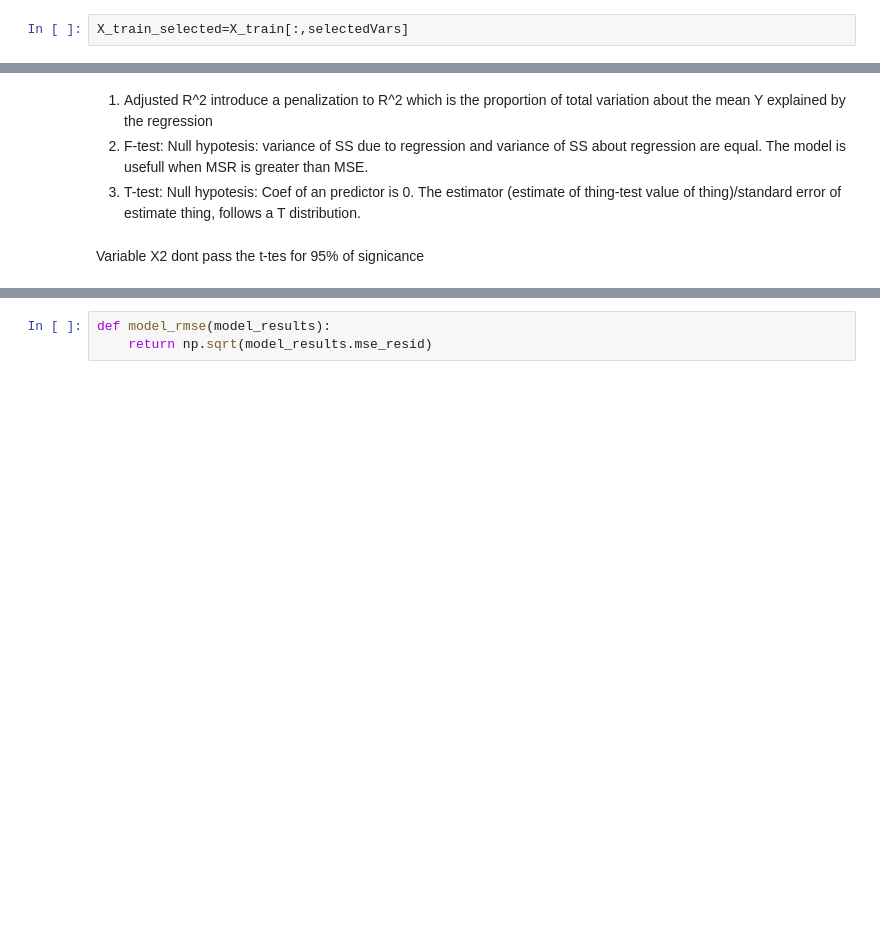
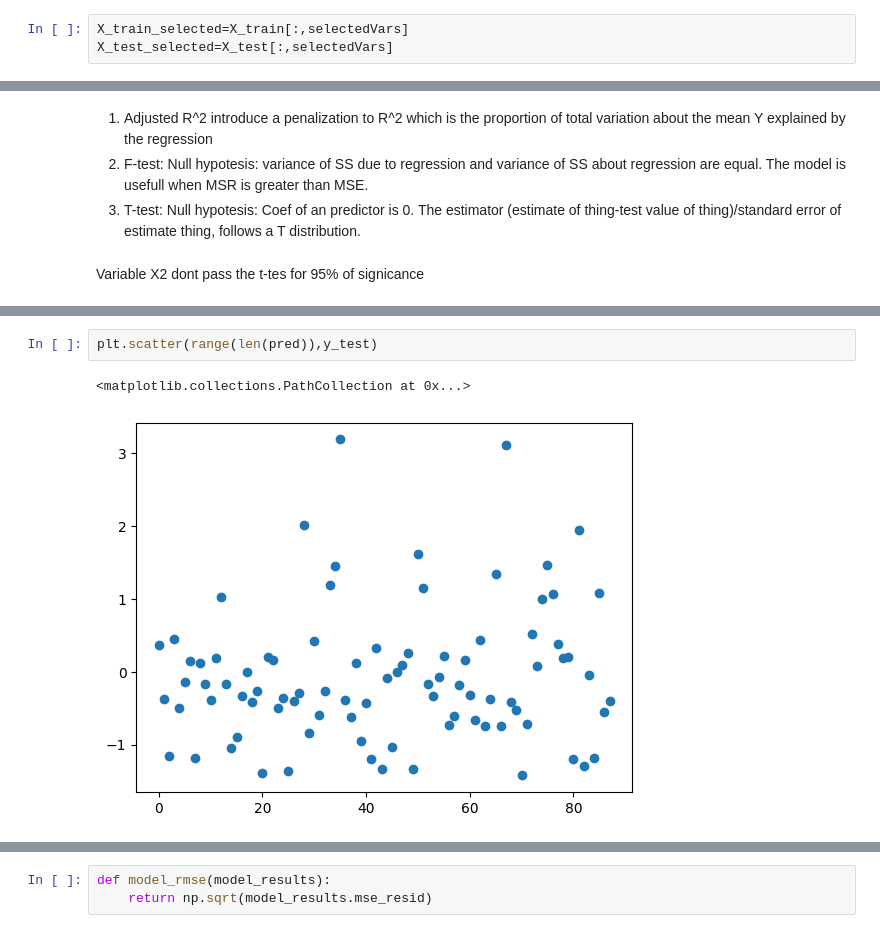
Before and after one commit to 318281029SBH/Escuela, a Jupyter notebook: GWeatherLinearRegression.ipynb, the cells around one changed output, grey strips where cells are left out. Cells and saved outputs as stored; diff of their text form; blank space fills up the shorter version.

```diff
--- a/GWeatherLinearRegression.ipynb
+++ b/GWeatherLinearRegression.ipynb
@@ -292,6 +288,7 @@ selectedVars= np.array(sfs.get_metric_dict()[5]['feature_names']).astype(int)
 #selectedVars
 # %%
 X_train_selected=X_train[:,selectedVars]
+X_test_selected=X_test[:,selectedVars]
 # %% [markdown]
 ##Model
 # %%
@@ -379,0 +391,5 @@ plt.show()
+# %%
+plt.scatter(range(len(pred)),y_test)
+# %% [output]
+<matplotlib.collections.PathCollection at 0x...>
+[figure, added]
```
Also changed, not shown: parts of 23 cells of this notebook.
